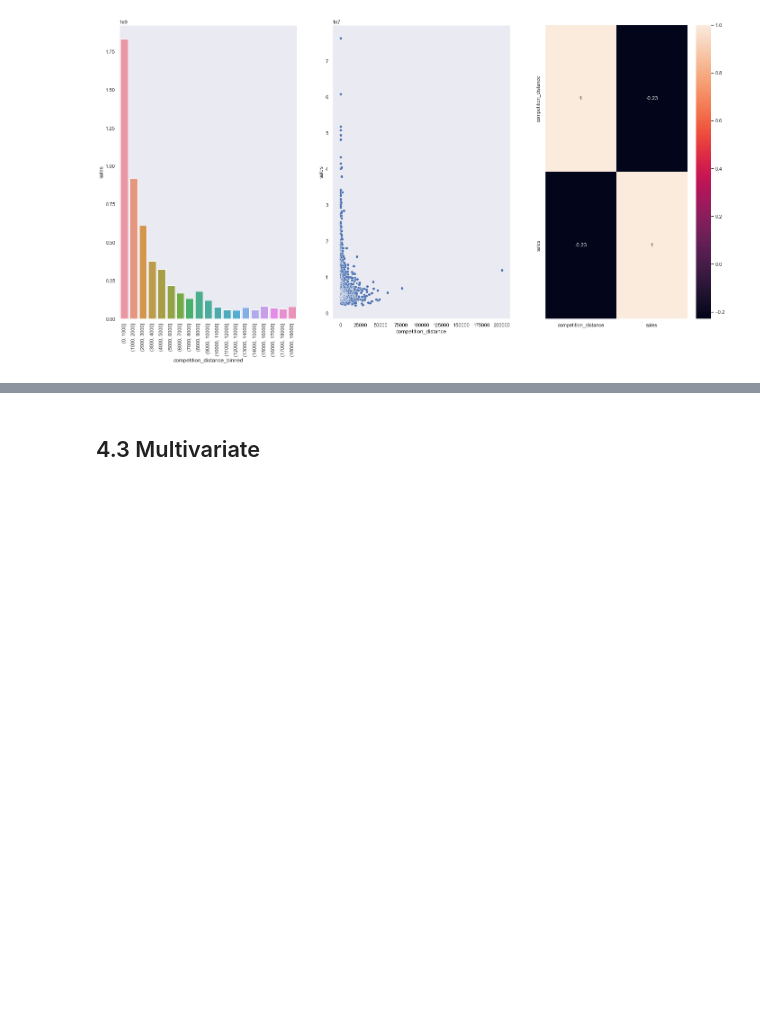
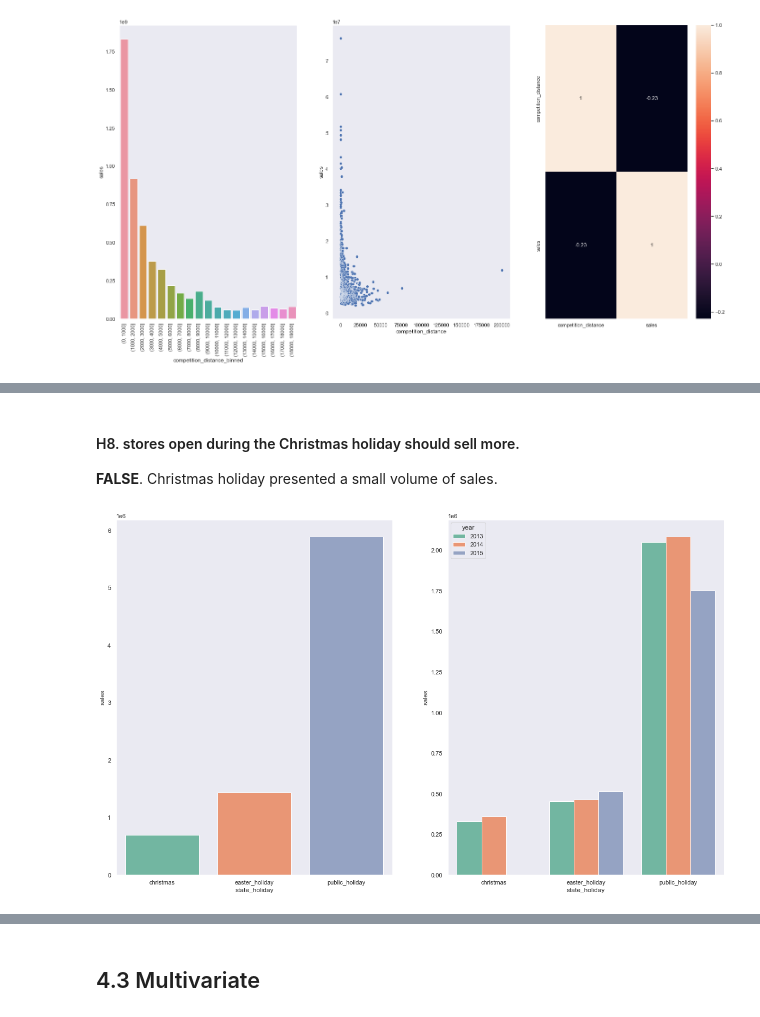
Before and after one commit to andrearaujo111/ds-em-producao, a Jupyter notebook: m04_a01_store_sales_prediction.ipynb, the cells around one changed output, grey strips where cells are left out. Saved outputs shown, nothing was run; the diff lists cells and outputs as text; code cells hidden in the pictures; blank space fills up the shorter version.

```diff
--- a/m04_a01_store_sales_prediction.ipynb
+++ b/m04_a01_store_sales_prediction.ipynb
@@ -513,0 +557,13 @@ sns.regplot(x='competition_time_month', y='sales', data=aux2);
+# %% [markdown]
+#### H8. stores open during the Christmas holiday should sell more.
+**FALSE**. Christmas holiday presented a small volume of sales.
+# %%
+plt.subplot(1, 2, 1)
+aux1 = df4[df4['state_holiday'] != 'regular_day'][['sales', 'state_holiday']].groupby('state_holiday').sum().reset_index()
+sns.barplot(x='state_holiday', y='sales', data=aux1, palette='Set2')
+
+plt.subplot(1, 2, 2)
+aux2 = df4[df4['state_holiday'] != 'regular_day'][['year', 'state_holiday', 'sales']].groupby(['year', 'state_holiday']).sum().reset_index()
+sns.barplot(x='state_holiday', y='sales', data=aux2, hue='year', palette='Set2');
+# %% [output]
+[figure, added]
```
Also changed, not shown: parts of 57 cells of this notebook.
